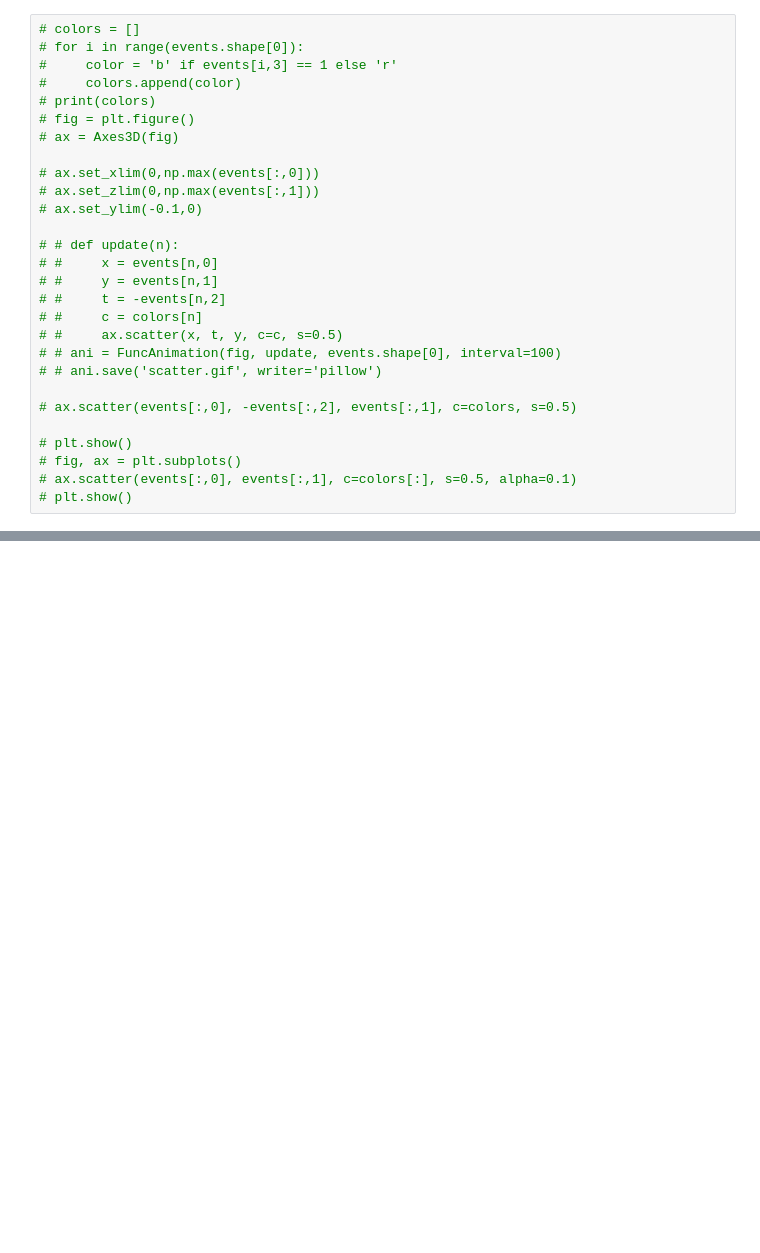
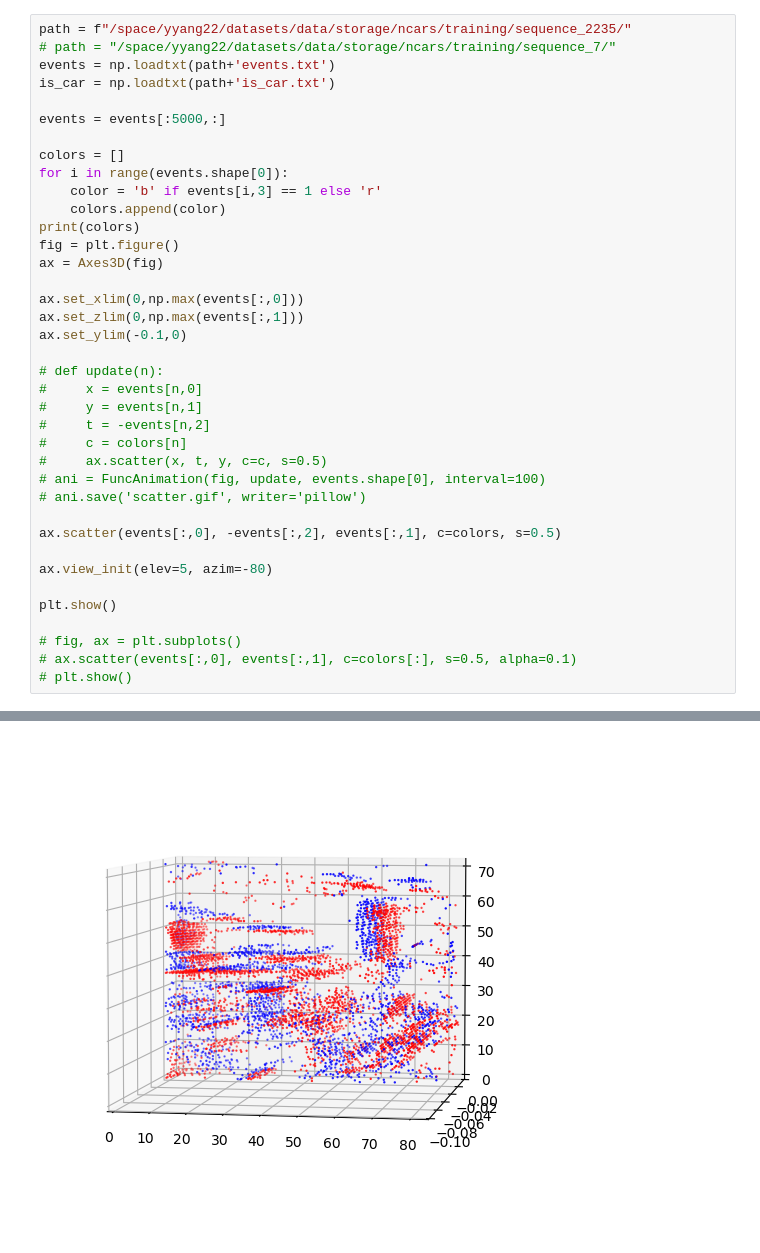
Before and after one commit to whybear0510/aegnn, a Jupyter notebook: scratch/events_visualize.ipynb, the cells around one changed output, grey strips where cells are left out. Drawn from its saved outputs; the diff is of its cells as text; blank space fills up the shorter version.

```diff
--- a/scratch/events_visualize.ipynb
+++ b/scratch/events_visualize.ipynb
@@ -121,28 +239,39 @@ not car
 # %%
-# colors = []
-# for i in range(events.shape[0]):
-#     color = 'b' if events[i,3] == 1 else 'r'
-#     colors.append(color)
-# print(colors)
-# fig = plt.figure()
-# ax = Axes3D(fig)
+path = f"/space/yyang22/datasets/data/storage/ncars/training/sequence_2235/"
+# path = "/space/yyang22/datasets/data/storage/ncars/training/sequence_7/"
+events = np.loadtxt(path+'events.txt')
+is_car = np.loadtxt(path+'is_car.txt')
 
-# ax.set_xlim(0,np.max(events[:,0]))
-# ax.set_zlim(0,np.max(events[:,1]))
-# ax.set_ylim(-0.1,0)
+events = events[:5000,:]
 
-# # def update(n):
-# #     x = events[n,0]
-# #     y = events[n,1]
-# #     t = -events[n,2]
-# #     c = colors[n]
-# #     ax.scatter(x, t, y, c=c, s=0.5)
-# # ani = FuncAnimation(fig, update, events.shape[0], interval=100)
-# # ani.save('scatter.gif', writer='pillow')
+colors = []
+for i in range(events.shape[0]):
+    color = 'b' if events[i,3] == 1 else 'r'
+    colors.append(color)
+print(colors)
+fig = plt.figure()
+ax = Axes3D(fig)
 
-# ax.scatter(events[:,0], -events[:,2], events[:,1], c=colors, s=0.5)
+ax.set_xlim(0,np.max(events[:,0]))
+ax.set_zlim(0,np.max(events[:,1]))
+ax.set_ylim(-0.1,0)
 
-# plt.show()
+# def update(n):
+#     x = events[n,0]
+#     y = events[n,1]
+#     t = -events[n,2]
+#     c = colors[n]
+#     ax.scatter(x, t, y, c=c, s=0.5)
+# ani = FuncAnimation(fig, update, events.shape[0], interval=100)
+# ani.save('scatter.gif', writer='pillow')
+
+ax.scatter(events[:,0], -events[:,2], events[:,1], c=colors, s=0.5)
+
+ax.view_init(elev=5, azim=-80)
+
+plt.show()
+
 # fig, ax = plt.subplots()
 # ax.scatter(events[:,0], events[:,1], c=colors[:], s=0.5, alpha=0.1)
 # plt.show()
+# %% [output]
@@ -148,0 +279 @@ not car
+[figure, added]
```
Also changed, not shown: parts of 3 cells of this notebook, 3 other files.
